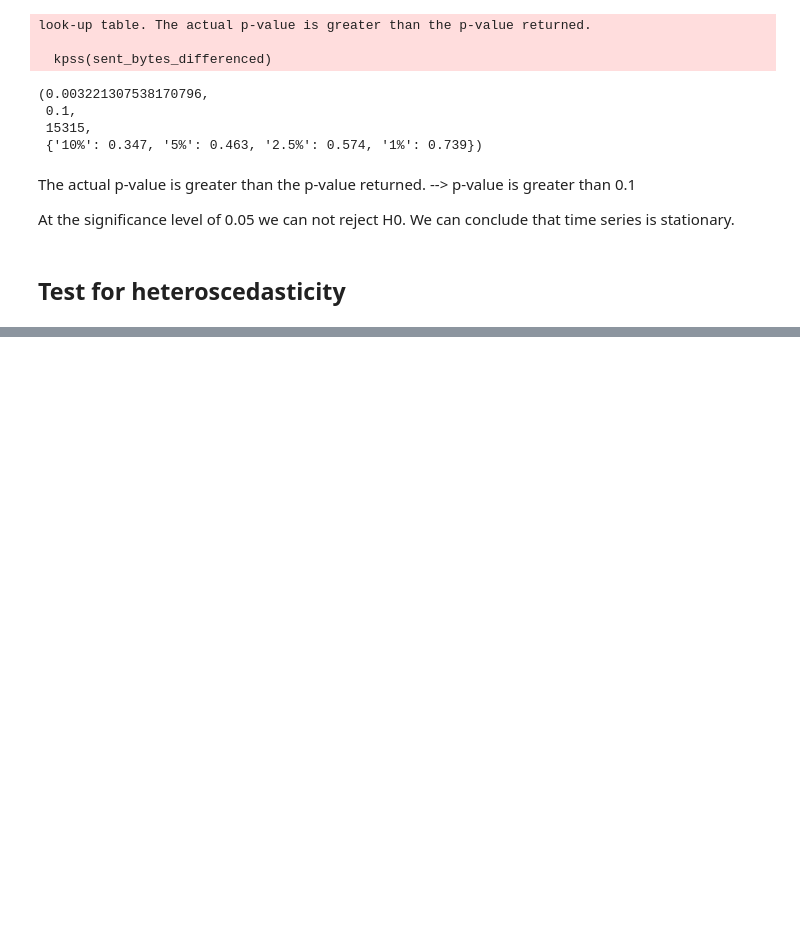
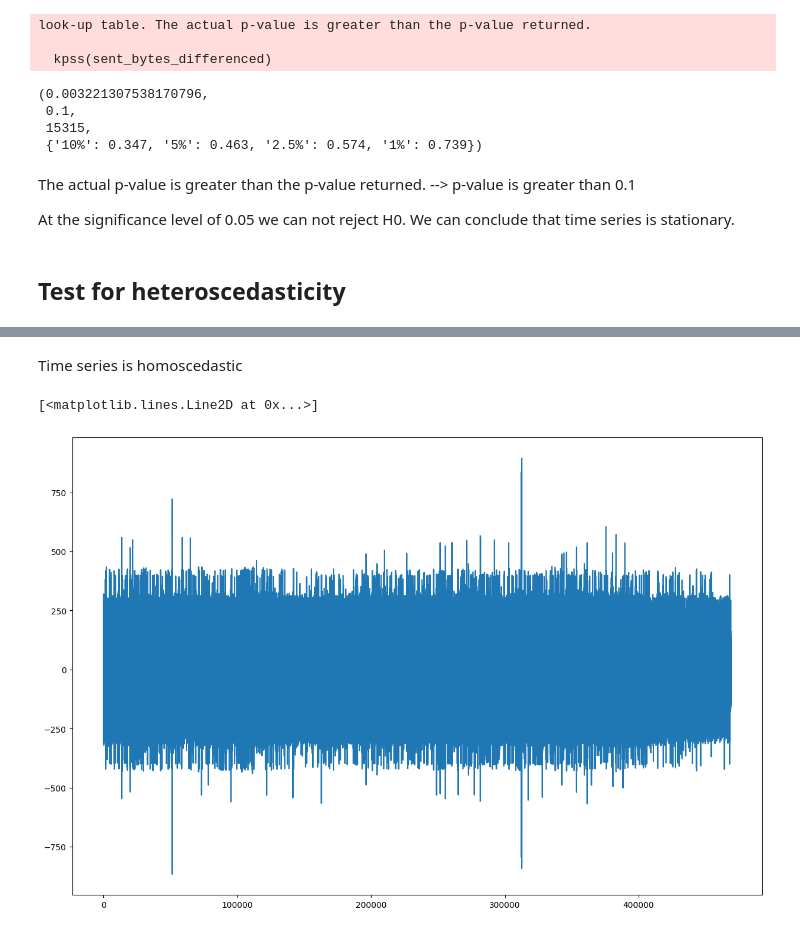
Before and after one commit to SpaceXAlphaBravoCharlie/Diplomski, a Jupyter notebook: Diplomski.ipynb, the cells around one changed output, grey strips where cells are left out. Cells and saved outputs as stored; diff of their text form; code cells hidden in the pictures; blank space fills up the shorter version.

```diff
--- a/Diplomski.ipynb
+++ b/Diplomski.ipynb
@@ -1032,3 +1043,8 @@ plt.plot(logs_df['response_processing_time'])
+# %% [markdown]
+Time series is homoscedastic
 # %%
 figure(figsize=(15, 10))
-plt.plot(logs_df['received_bytes'])
+plt.plot(received_bytes_differenced)
+# %% [output]
+[<matplotlib.lines.Line2D at 0x...>]
+[figure, added]
```
Also changed, not shown: parts of 9 cells of this notebook.
